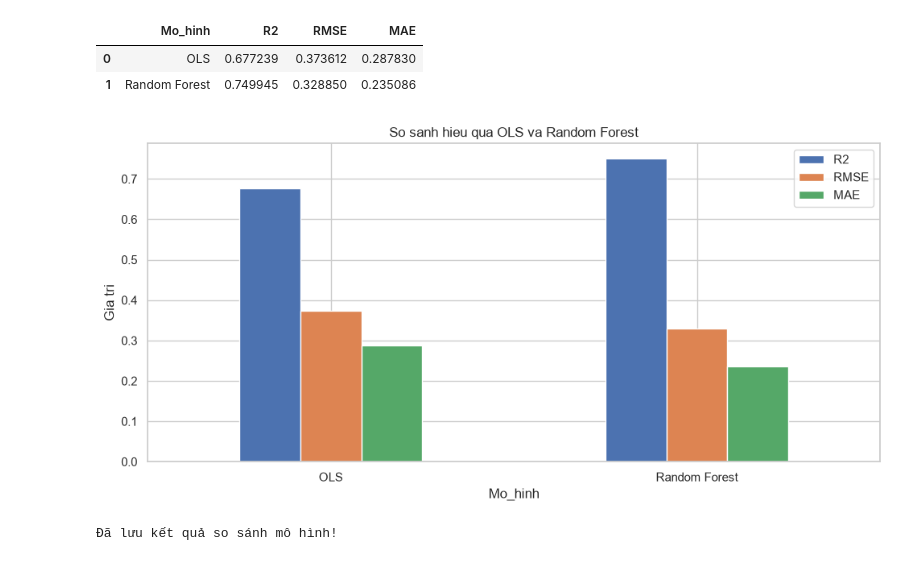
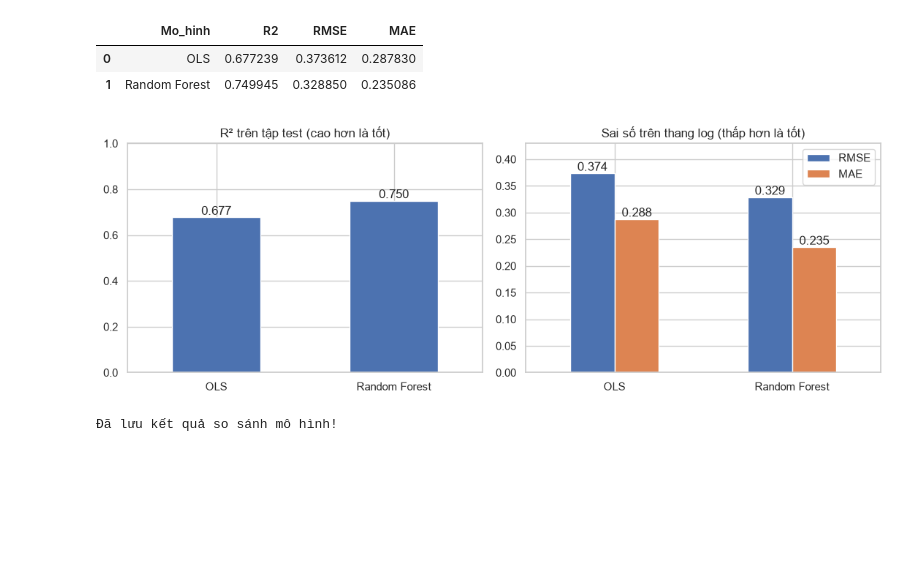
Before and after one commit to VuHuyen-Khanh/HCM-housing-price-analysis, a Jupyter notebook: notebooks/Model_Comparison.ipynb, the cells around one changed output. Cells and saved outputs as stored; diff of their text form; code cells hidden in the pictures; blank space fills up the shorter version.

Commit message:
Cập nhật bảng hệ số OLS và biểu đồ so sánh mô hình

```diff
--- a/notebooks/Model_Comparison.ipynb
+++ b/notebooks/Model_Comparison.ipynb
@@ -132,16 +132,25 @@ display(results)
 | 0 | OLS | 0.677239 | 0.373612 | 0.287830 |
 | 1 | Random Forest | 0.749945 | 0.328850 | 0.235086 |
 # %%
-results.set_index("Mo_hinh")[["R2", "RMSE", "MAE"]].plot(
-    kind="bar",
-    figsize=(10, 5)
-)
+# R2 (cao là tốt) và sai số (thấp là tốt) khác ý nghĩa nên vẽ thành 2 biểu đồ riêng
+fig, ax = plt.subplots(1, 2, figsize=(11, 4))
 
-plt.title("So sanh hieu qua OLS va Random Forest")
-plt.ylabel("Gia tri")
-plt.xticks(rotation=0)
+results.plot(x="Mo_hinh", y="R2", kind="bar", ax=ax[0], legend=False, rot=0)
+ax[0].set_title("R² trên tập test (cao hơn là tốt)")
+ax[0].set_ylim(0, 1)
+
+results.plot(x="Mo_hinh", y=["RMSE", "MAE"], kind="bar", ax=ax[1], rot=0)
+ax[1].set_title("Sai số trên thang log (thấp hơn là tốt)")
+ax[1].margins(y=0.15)   # chừa chỗ cho nhãn số phía trên cột
+
+for truc in ax:
+    truc.set_xlabel("")
+    for cot in truc.containers:
+        truc.bar_label(cot, fmt="%.3f")
+
 plt.tight_layout()
+plt.savefig("../report/so_sanh_mo_hinh.png", dpi=300, bbox_inches="tight")
 plt.show()
 # %% [output]
-[figure, old version]
+[figure, new version]
 # %%
```
Also changed, not shown: parts of 2 cells of this notebook, 3 other files.
